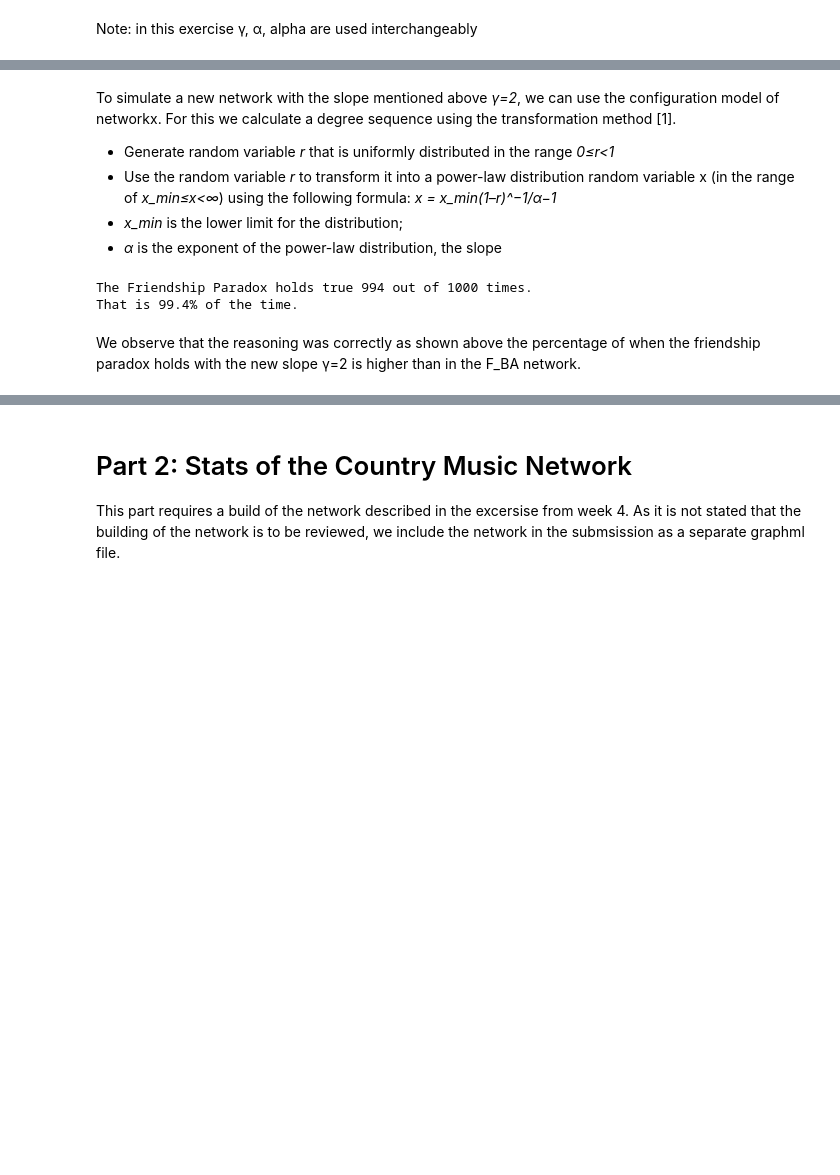
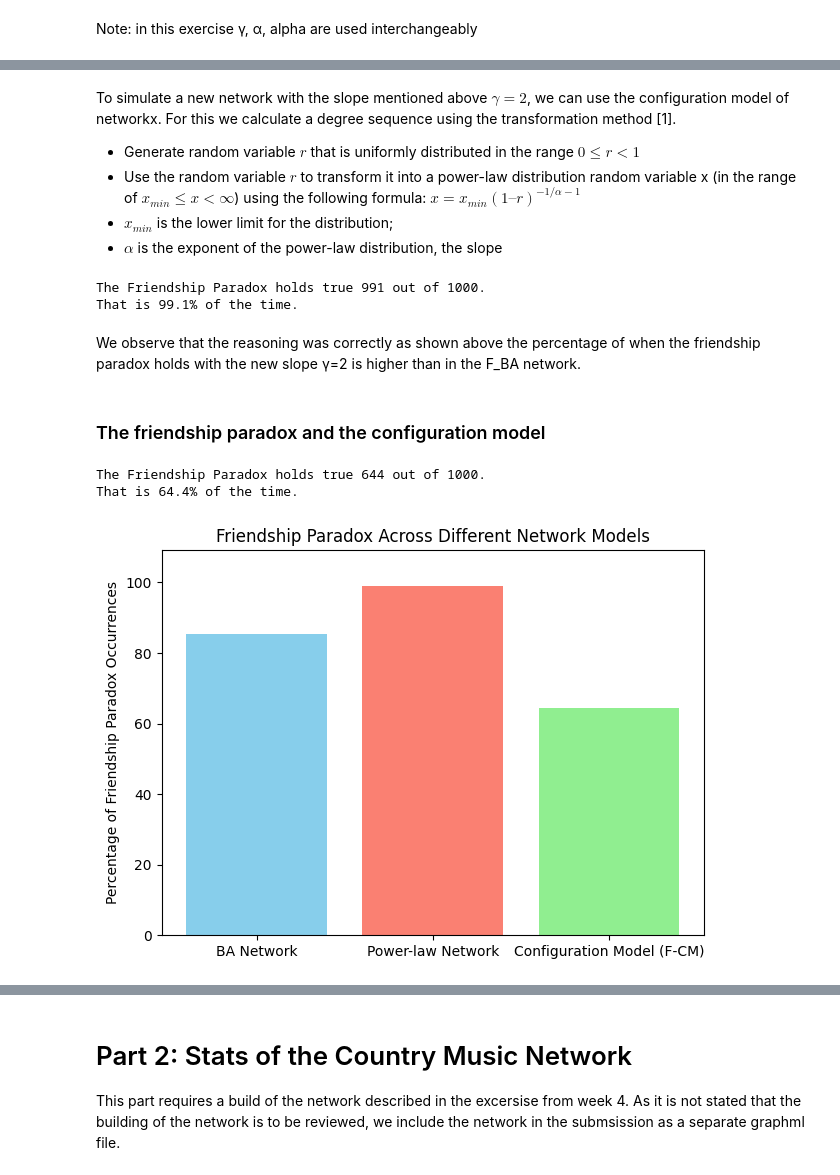
Before and after one commit to yonnaklaassen/SocialGraphs, a Jupyter notebook: assignment1/Assignment1.ipynb, the cells around one changed output, grey strips where cells are left out. Saved outputs shown, nothing was run; the diff lists cells and outputs as text; code cells hidden in the pictures; blank space fills up the shorter version.

```diff
--- a/assignment1/Assignment1.ipynb
+++ b/assignment1/Assignment1.ipynb
@@ -58,19 +58,18 @@ def friendship_paradox(G, iterations):
         neighbors = list(G.neighbors(node_i))
 
         avg_neighbors_degree = 0
-        if neighbors:
+        if  neighbors:
             neighbors_degrees = [G.degree(neighbor) for neighbor in neighbors]
             avg_neighbors_degree = sum(neighbors_degrees) / len(neighbors)
 
         if avg_neighbors_degree > degree_i:
-            friendship_paradox_count += 1
+            friendship_paradox_count+=1
 
-    percentage = round((friendship_paradox_count / iterations) * 100, 2)
-    print(
-        f"The Friendship Paradox holds true {friendship_paradox_count} out of {iterations}."
-    )
+    percentage = round((friendship_paradox_count / iterations) * 100 , 2)
+    print(f"The Friendship Paradox holds true {friendship_paradox_count} out of {iterations}.")
     print(f"That is {percentage}% of the time.")
 
+    return percentage
 
-friendship_paradox(F_BA, 1000)
+ba_percentage = friendship_paradox(F_BA, 1000)
 # %% [output]
@@ -88,27 +87,26 @@ The friendship paradox states that on average individuals have fewer friends tha
 # %% [markdown]
-To simulate a new network with the slope mentioned above *γ=2*, we can use the configuration model of networkx. For this we calculate a degree sequence using the transformation method [1].
-- Generate random variable *r* that is uniformly distributed in the range *0≤r<1*
-- Use the random variable *r* to transform it into a power-law distribution random variable x (in the range of *x_min≤x<∞*) using the following formula: *x = x_min(1–r)^−1/α−1*
-- *x_min* is the lower limit for the distribution;
-- *α* is the exponent of the power-law distribution, the slope
+
+To simulate a new network with the slope mentioned above $γ=2$, we can use the configuration model of networkx. For this we calculate a degree sequence using the transformation method [1].
+- Generate random variable $r$ that is uniformly distributed in the range $0≤r<1$
+- Use the random variable $r$ to transform it into a power-law distribution random variable x (in the range of $x_{min}≤x<∞$) using the following formula: $x = x_{min}(1–r)^{−1/α−1}$
+- $x_{min}$ is the lower limit for the distribution;
+- $\alpha$ is the exponent of the power-law distribution, the slope
 # %%
 n_nodes = 5000
 alpha = 2
 x_min = 1
 
-
 def power_law_degree_sequence(n_nodes, alpha, x_min):
     degrees = []
     for _ in range(n_nodes):
         r = random.random()
-        degree = x_min * (1 - r) ** (-1 / (alpha - 1))
+        degree = x_min * (1 - r)**(-1 / (alpha - 1))
         degrees.append(int(round(degree)))
 
     if sum(degrees) % 2 != 0:
-        degrees[random.randint(0, n_nodes - 1)] += 1
+        degrees[random.randint(0, n_nodes-1)] += 1
 
     return degrees
-
 
 degree_sequence = power_law_degree_sequence(n_nodes, alpha, x_min)
 
@@ -116,9 +114,40 @@ G_power_law = nx.configuration_model(degree_sequence)
 G_power_law = nx.Graph(G_power_law)
 G_power_law.remove_edges_from(nx.selfloop_edges(G_power_law))
 
-friendship_paradox(G_power_law, 1000)
+pl_percentage  = friendship_paradox(G_power_law, 1000)
 # %% [output]
-The Friendship Paradox holds true 994 out of 1000 times.
-That is 99.4% of the time.
+The Friendship Paradox holds true 991 out of 1000.
+That is 99.1% of the time.
 # %% [markdown]
 We observe that the reasoning was correctly as shown above the percentage of when the friendship paradox holds with the new slope γ=2 is higher than in the F_BA network.
+# %% [markdown]
+### The friendship paradox and the configuration model
+# %%
+# First we generate a network for the configuration model that has the same slope and number of nodes as F-BA in A above
+degree_sequence = [degree for node, degree in F_BA.degree()]
+n_nodes = len(degree_sequence)
+
+F_CM = nx.configuration_model(degree_sequence)
+F_CM = nx.Graph(F_CM)
+F_CM.remove_edges_from(nx.selfloop_edges(F_CM))
+
+#  What fraction of the time is the friendship paradox is true for the F-CM network?
+
+f_cm_percentage = friendship_paradox(F_CM, 1000)
+# %% [output]
+The Friendship Paradox holds true 644 out of 1000.
+That is 64.4% of the time.
+# %%
+from matplotlib import pyplot as plt
+networks = ['BA Network', 'Power-law Network', 'Configuration Model (F-CM)']
+percentages = [ba_percentage, pl_percentage, f_cm_percentage]
+
+plt.figure(figsize=(7,5))
+bars = plt.bar(networks, percentages, color=['skyblue', 'salmon', 'lightgreen'])
+
+plt.ylabel('Percentage of Friendship Paradox Occurrences')
+plt.title('Friendship Paradox Across Different Network Models')
+plt.ylim(0, max(percentages) + 10)
+plt.show()
+# %% [output]
+[figure, added]
```
Also changed, not shown: parts of 16 cells of this notebook, 1 other file.
